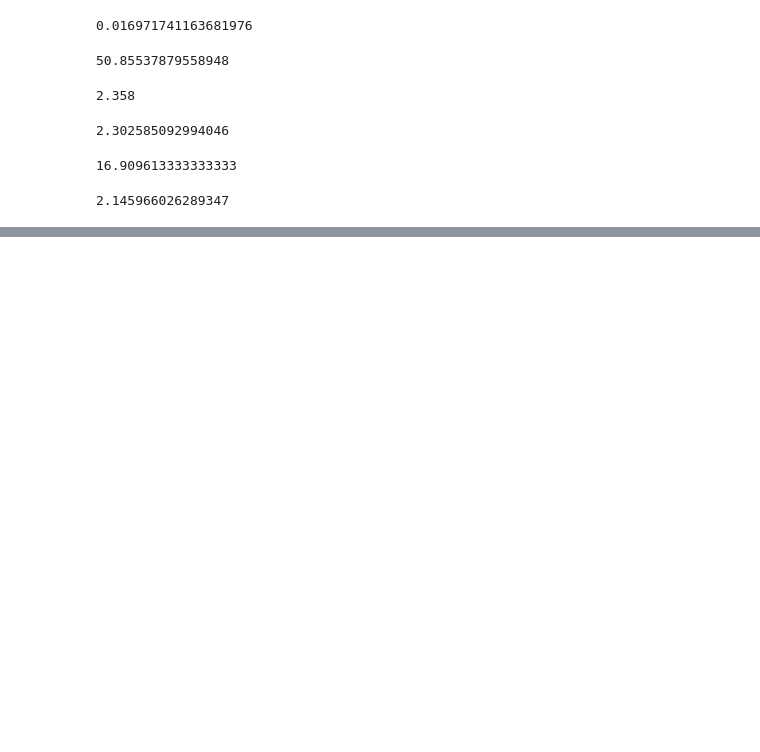
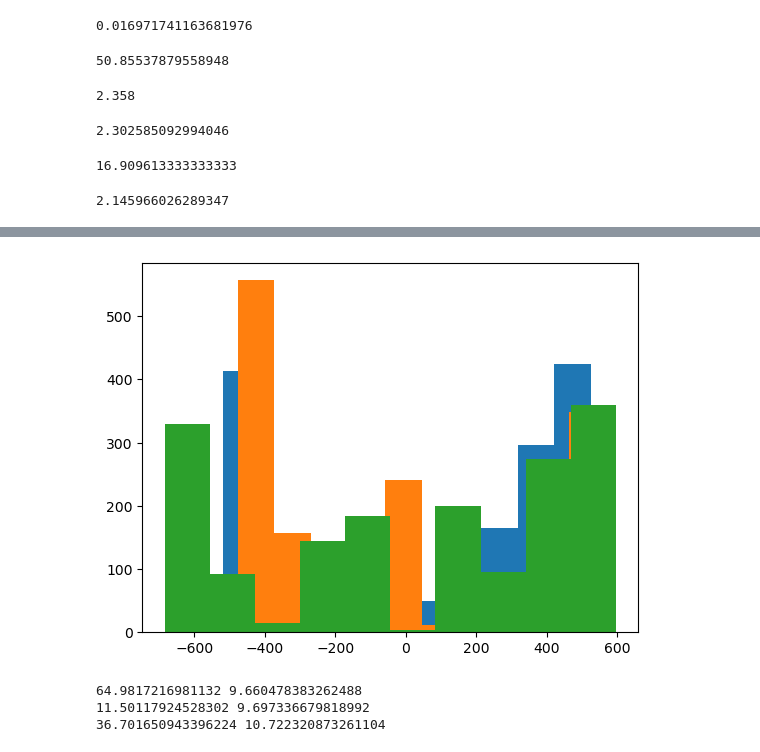
Before and after one commit to KSaid-1/DESI_fuji_FP, a Jupyter notebook: Coma_distance_v02.ipynb, the cells around one changed output, grey strips where cells are left out. Saved outputs shown, nothing was run; the diff lists cells and outputs as text; code cells hidden in the pictures; blank space fills up the shorter version.

```diff
--- a/Coma_distance_v02.ipynb
+++ b/Coma_distance_v02.ipynb
@@ -545,0 +546,13 @@ np.sqrt(2.*np.log(10))
+# %%
+# Here I will quarry pv from pvhub but this time using all the galaxies in the Coma cluster "coma_desi"
+#2M++ (SDSS; Said et al. 2020)
+pvhub.choose_model(0)
+pv_all = pvhub.calculate_pv(np.array(coma_desi['ra']), np.array(coma_desi['dec']), coma_desi['z'])
+
+#2MRS (Lillow et al. 2021)
+pvhub.choose_model(2)
+pv_2_all = pvhub.calculate_pv(np.array(coma_desi['ra']), np.array(coma_desi['dec']), coma_desi['z'])
+
+#2M++ (Carrick et al. 2015)
+pvhub.choose_model(3)
+pv_3_all = pvhub.calculate_pv(np.array(coma_desi['ra']), np.array(coma_desi['dec']), coma_desi['z'])
@@ -545,0 +566,15 @@ np.sqrt(2.*np.log(10))
+# %%
+plt.hist(pv_all)
+plt.hist(pv_2_all)
+plt.hist(pv_3_all)
+plt.show()
+# %% [output]
+[figure, added]
+# %%
+print (np.mean(pv_all),np.std(pv_all)/np.sqrt(len(pv_all)))
+print (np.mean(pv_2_all),np.std(pv_2_all)/np.sqrt(len(pv_2_all)))
+print (np.mean(pv_3_all),np.std(pv_3_all)/np.sqrt(len(pv_3_all)))
+# %% [output]
+64.9817216981132 9.660478383262488
+11.50117924528302 9.697336679818992
+36.701650943396224 10.722320873261104
```
Also changed, not shown: parts of 38 cells of this notebook, 7 other files.
